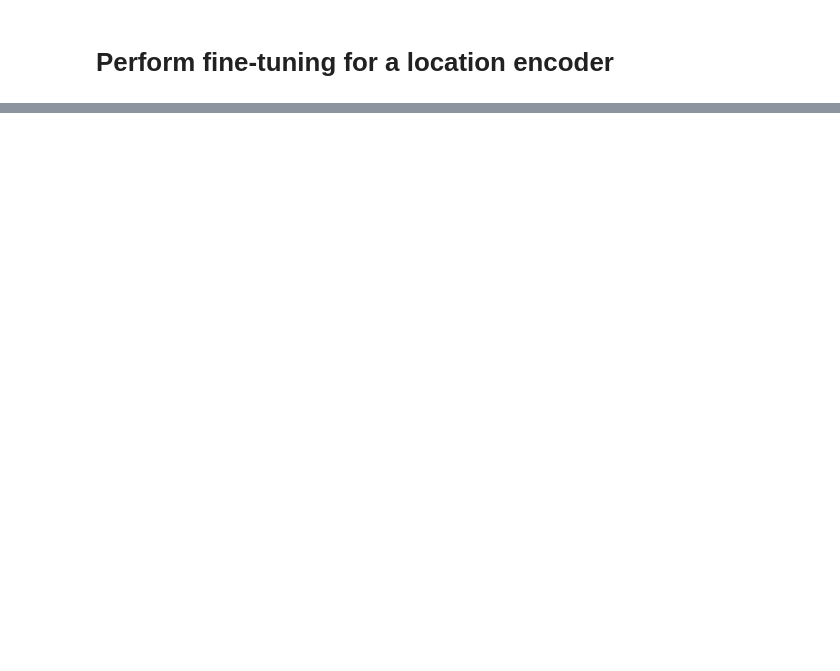
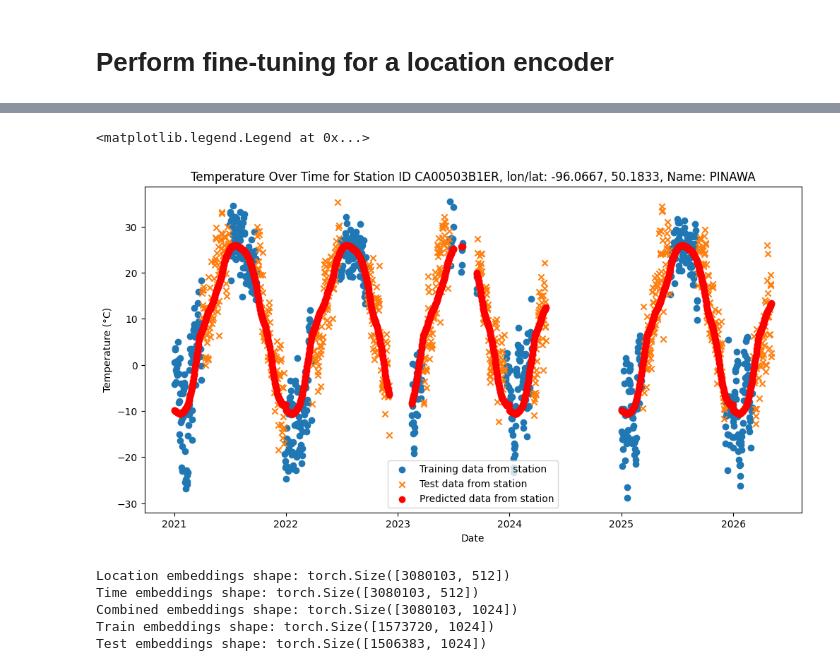
Before and after one commit to arizonat/satclip, a Jupyter notebook: satclip/noaa_ghcn_spatial_eval.ipynb, the cells around one changed output, grey strips where cells are left out. Cells and saved outputs as stored; diff of their text form; code cells hidden in the pictures; blank space fills up the shorter version.

Commit message:
Allow checking of the same station predictions for TSatCLIP and GTLoc

```diff
--- a/satclip/noaa_ghcn_spatial_eval.ipynb
+++ b/satclip/noaa_ghcn_spatial_eval.ipynb
@@ -74,6 +99,6 @@ print("Number of unique stations:", len(all_station_ids))
 # %%
 # Subsample the data and prepare it for pytorch
-SUBSAMPLE_BY_STATION = False
+SUBSAMPLE_BY_STATION = True
 
 if SUBSAMPLE_BY_STATION:
     # Subsample by stations
@@ -326,22 +404,28 @@ plt.title('Predicted vs Actual Temperatures for Test Set')
 # %%
 # Select random station from the test set
 random_station = random.choice(ids[(splits != train_split).numpy()].to_numpy())
 station_name = ghcn_qc_temp_df[ghcn_qc_temp_df['ID'] == random_station]['Name'].values[0]
 
 # random_station = random.choice(ids.unique())
 station_data = temp_data[(ids == random_station).to_numpy(), :]
 station_dates = dates[(ids == random_station).to_numpy()]
 station_splits = splits[(ids == random_station).to_numpy()]
 station_coords = station_data[:, :3].detach().clone()
 station_embeddings = spatiotemporal_enc(station_coords.double().to(device)).detach()
 station_preds = pred_model(station_embeddings.double().to(device)).cpu().detach().numpy()
 
 plt.figure(figsize=(12, 6))
-plt.scatter(station_dates, station_data[:, 3]/10, marker='o', linestyle='-', label=f'All data from station')
+plt.scatter(station_dates[(station_splits==train_split).numpy()], station_data[(station_splits==train_split).numpy(), 3]/10, marker='o', linestyle='-', label=f'Training data from station')
+plt.scatter(station_dates[(station_splits!=train_split).numpy()], station_data[(station_splits!=train_split).numpy(), 3]/10, marker='x', linestyle='-', label=f'Test data from station')
+
 plt.scatter(station_dates, station_preds/10, marker='o', color="red", linestyle='-', label=f'Predicted data from station')
-plt.xlabel('Day of Year')
+plt.xlabel('Date')
 plt.ylabel('Temperature (°C)')
 plt.title(f'Temperature Over Time for Station ID {random_station}, lon/lat: {station_coords[0, 0].item():.4f}, {station_coords[0, 1].item():.4f}, Name: {station_name}')
+plt.legend()
+# %% [output]
+<matplotlib.legend.Legend at 0x...>
+[figure, added]
 # %%
 # Load the GTLoc model
 import gtloc
@@ -386,6 +470,12 @@ print("Time embeddings shape:", time_emb.shape)
 print("Combined embeddings shape:", gtl_emb.shape)
 print("Train embeddings shape:", train_gtl_emb.shape)
 print("Test embeddings shape:", test_gtl_emb.shape)
+# %% [output]
+Location embeddings shape: torch.Size([3080103, 512])
+Time embeddings shape: torch.Size([3080103, 512])
+Combined embeddings shape: torch.Size([3080103, 1024])
+Train embeddings shape: torch.Size([1573720, 1024])
+Test embeddings shape: torch.Size([1506383, 1024])
 # %%
 # Create a DataLoader for the train embeddings and values
 train_dataset = torch.utils.data.TensorDataset(train_gtl_emb, train_sample[:, 3].detach().clone().unsqueeze(1))
```
Also changed, not shown: parts of 20 cells of this notebook.
